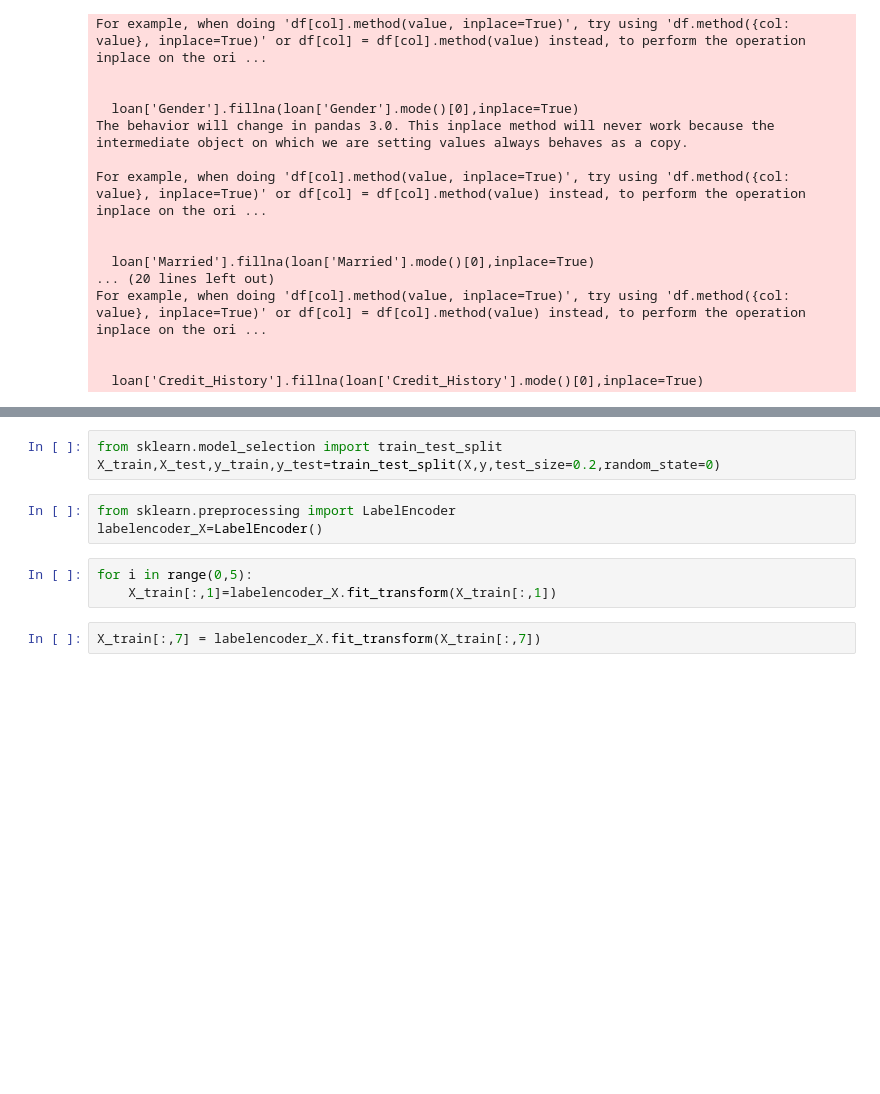
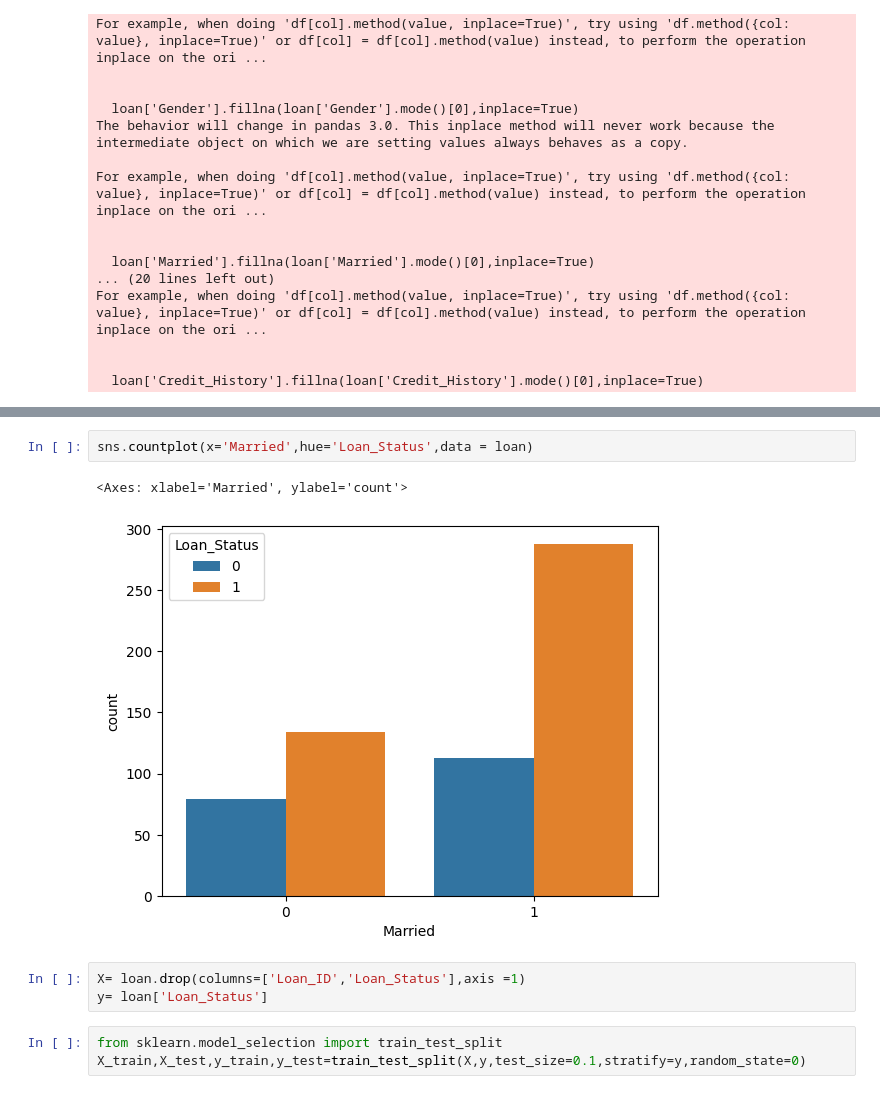
Before and after one commit to Blandy24/FUTURE_DS_03, a Jupyter notebook: LOAN PREDICTION.ipynb, the cells around one changed output, grey strips where cells are left out. Drawn from its saved outputs; the diff is of its cells as text; blank space fills up the shorter version.

```diff
--- a/LOAN PREDICTION.ipynb
+++ b/LOAN PREDICTION.ipynb
@@ -187,11 +154,11 @@ y= loan.iloc[:,12].values
+# %%
+sns.countplot(x='Married',hue='Loan_Status',data = loan)
+# %% [output]
+<Axes: xlabel='Married', ylabel='count'>
+[figure, added]
+# %%
+X= loan.drop(columns=['Loan_ID','Loan_Status'],axis =1)
+y= loan['Loan_Status']
 # %%
 from sklearn.model_selection import train_test_split
-X_train,X_test,y_train,y_test=train_test_split(X,y,test_size=0.2,random_state=0)
+X_train,X_test,y_train,y_test=train_test_split(X,y,test_size=0.1,stratify=y,random_state=0)
-# %%
-from sklearn.preprocessing import LabelEncoder
-labelencoder_X=LabelEncoder()
-# %%
-for i in range(0,5):
-    X_train[:,1]=labelencoder_X.fit_transform(X_train[:,1])
-# %%
-X_train[:,7] = labelencoder_X.fit_transform(X_train[:,7])
```
Also changed, not shown: parts of 36 cells of this notebook.
